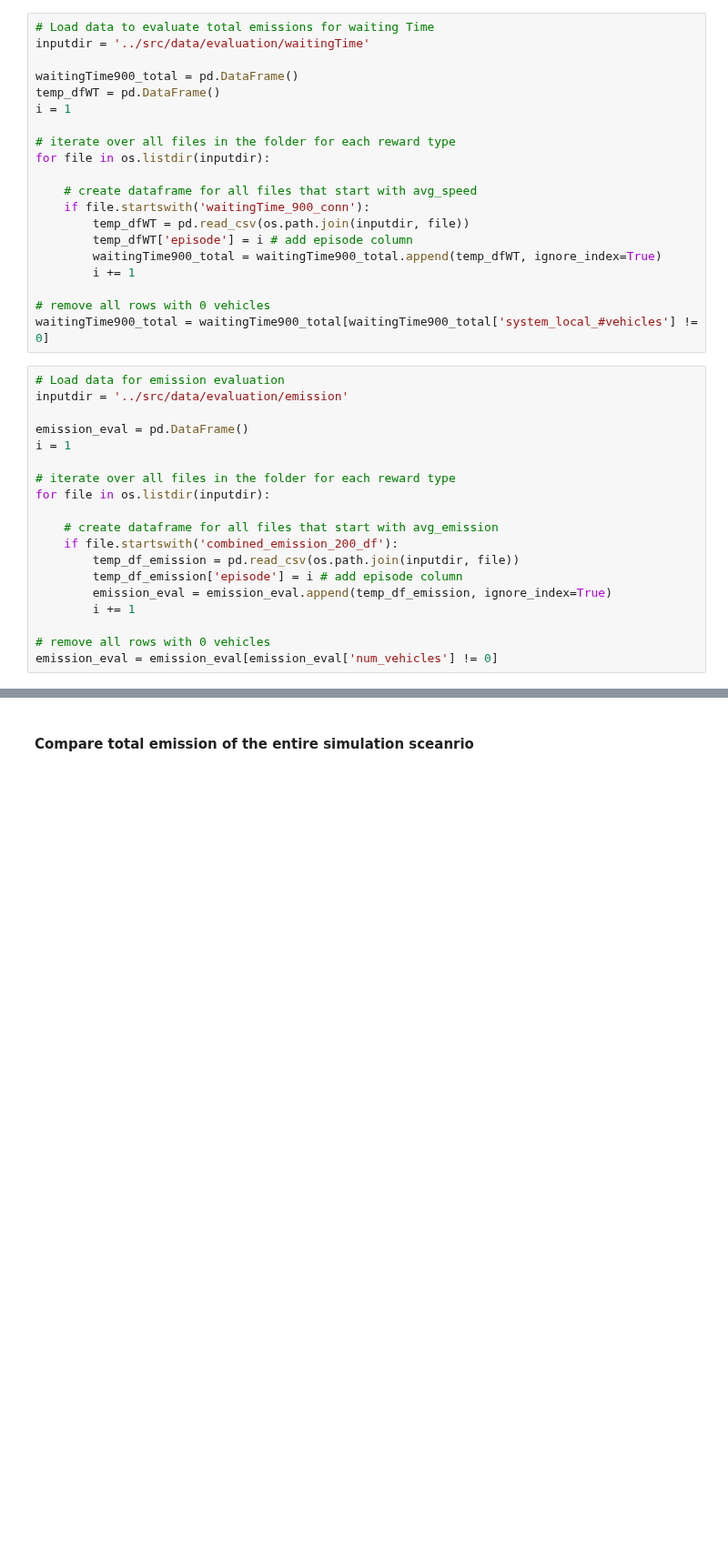
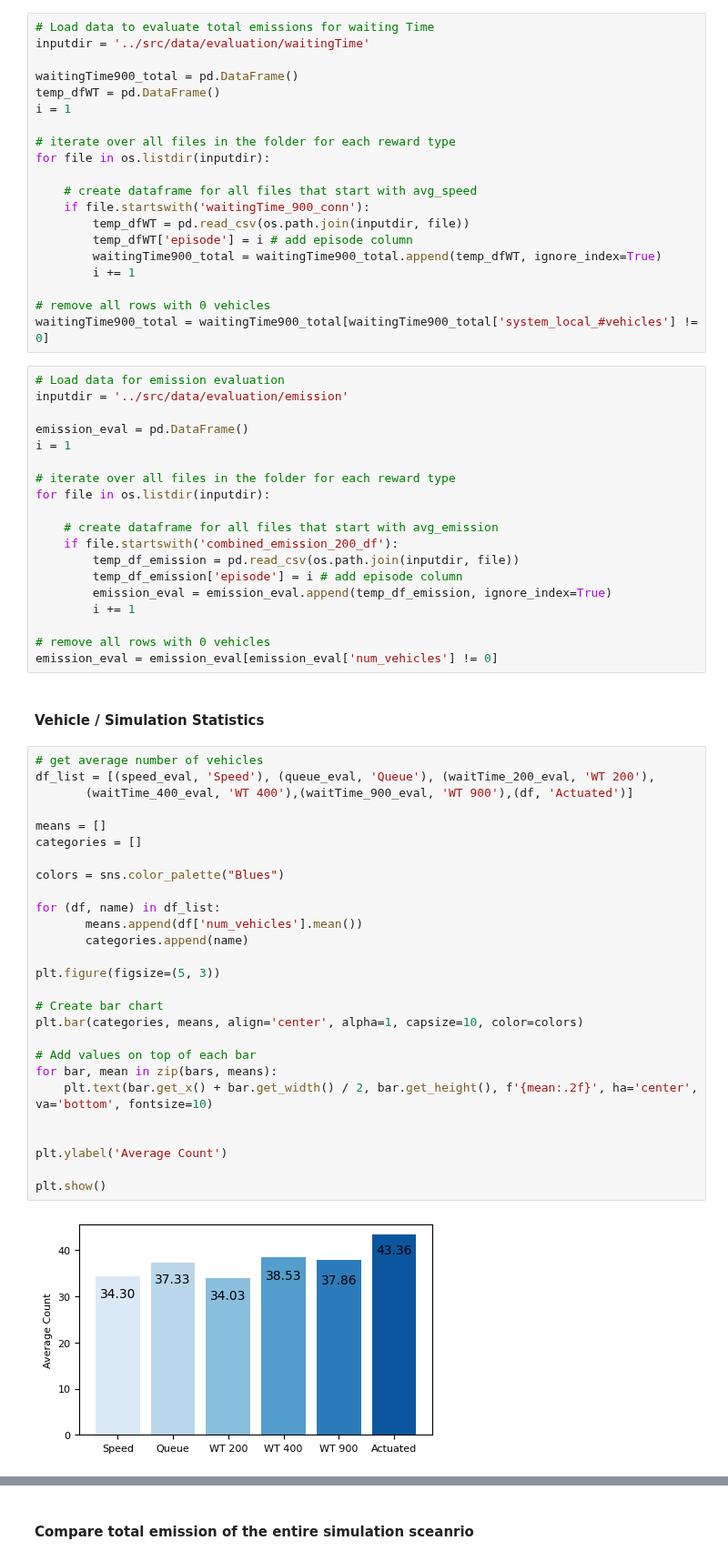
Before and after one commit to karstenk9/rl_traffic_signal_optimization, a Jupyter notebook: notebooks/evaluation_performance.ipynb, the cells around one changed output, grey strips where cells are left out. Shown at 91% size. Saved outputs shown, nothing was run; the diff lists cells and outputs as text; blank space fills up the shorter version.

Commit message:
tidy up, update plots

```diff
--- a/notebooks/evaluation_performance.ipynb
+++ b/notebooks/evaluation_performance.ipynb
@@ -293,3 +293,34 @@ for file in os.listdir(inputdir):
 
 # remove all rows with 0 vehicles
 emission_eval = emission_eval[emission_eval['num_vehicles'] != 0]
+# %% [markdown]
+#### Vehicle / Simulation Statistics
+# %%
+# get average number of vehicles
+df_list = [(speed_eval, 'Speed'), (queue_eval, 'Queue'), (waitTime_200_eval, 'WT 200'),
+       (waitTime_400_eval, 'WT 400'),(waitTime_900_eval, 'WT 900'),(df, 'Actuated')]
+
+means = []
+categories = []
+
+colors = sns.color_palette("Blues")
+
+for (df, name) in df_list:
+       means.append(df['num_vehicles'].mean())
+       categories.append(name)
+
+plt.figure(figsize=(5, 3))
+
+# Create bar chart
+plt.bar(categories, means, align='center', alpha=1, capsize=10, color=colors)
+
+# Add values on top of each bar
+for bar, mean in zip(bars, means):
+    plt.text(bar.get_x() + bar.get_width() / 2, bar.get_height(), f'{mean:.2f}', ha='center', va='bottom', fontsize=10)
+
+
+plt.ylabel('Average Count')
+
+plt.show()
+# %% [output]
+[figure, added]
```
Also changed, not shown: parts of 2 cells of this notebook, 9 other files.
